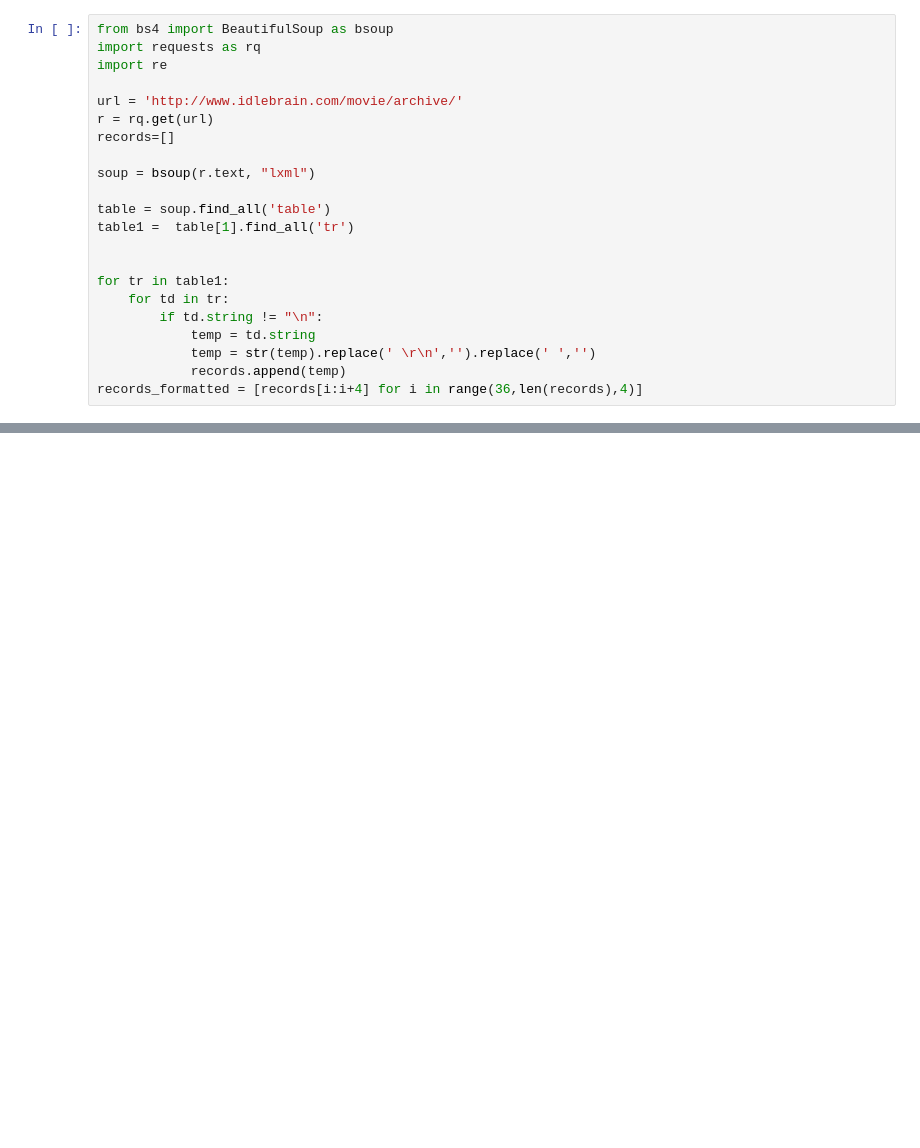
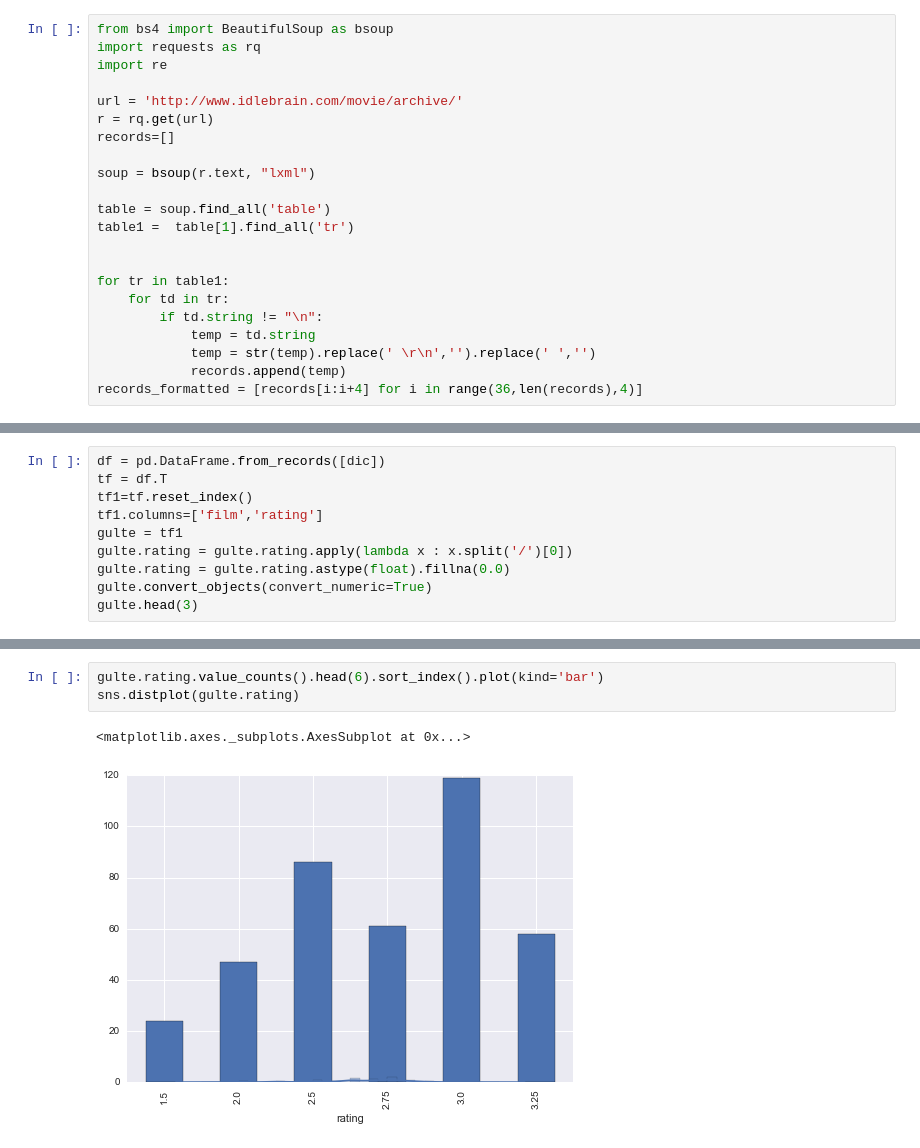
Before and after one commit to spinupol/Exploratory_Data_Analysis, a Jupyter notebook: EDA_telugu_movie_ratings.ipynb, the cells around one changed output, grey strips where cells are left out. Saved outputs shown, nothing was run; the diff lists cells and outputs as text; blank space fills up the shorter version.

Commit message:
gulte results added

```diff
--- a/EDA_telugu_movie_ratings.ipynb
+++ b/EDA_telugu_movie_ratings.ipynb
@@ -137,0 +78,10 @@ ible.head(3)
+# %%
+df = pd.DataFrame.from_records([dic])
+tf = df.T
+tf1=tf.reset_index()
+tf1.columns=['film','rating']
+gulte = tf1
+gulte.rating = gulte.rating.apply(lambda x : x.split('/')[0])
+gulte.rating = gulte.rating.astype(float).fillna(0.0)
+gulte.convert_objects(convert_numeric=True)
+gulte.head(3)
@@ -144,2 +186,8 @@ cf.rating.value_counts().sort_index().plot(kind='bar')
+# %%
+gulte.rating.value_counts().head(6).sort_index().plot(kind='bar')
+sns.distplot(gulte.rating)
+# %% [output]
+<matplotlib.axes._subplots.AxesSubplot at 0x...>
+[figure, added]
 # %%
 # Most popular are 3 and 3.25 respectively.
```
Also changed, not shown: parts of 21 cells of this notebook.
